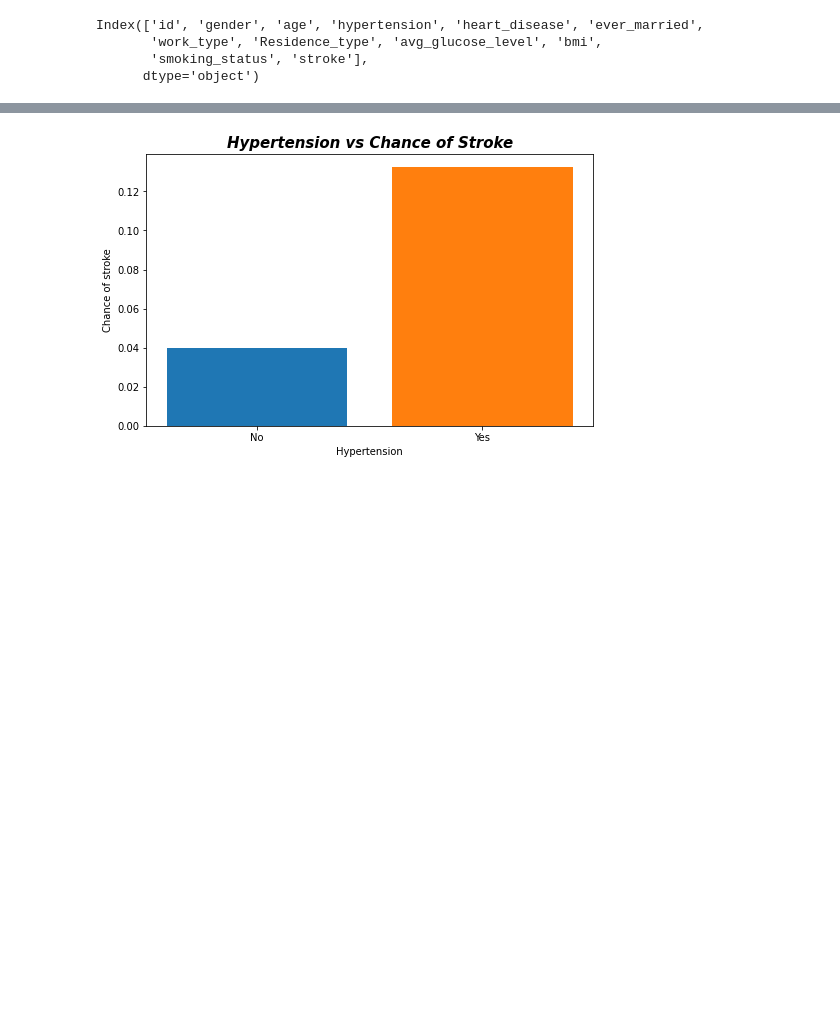
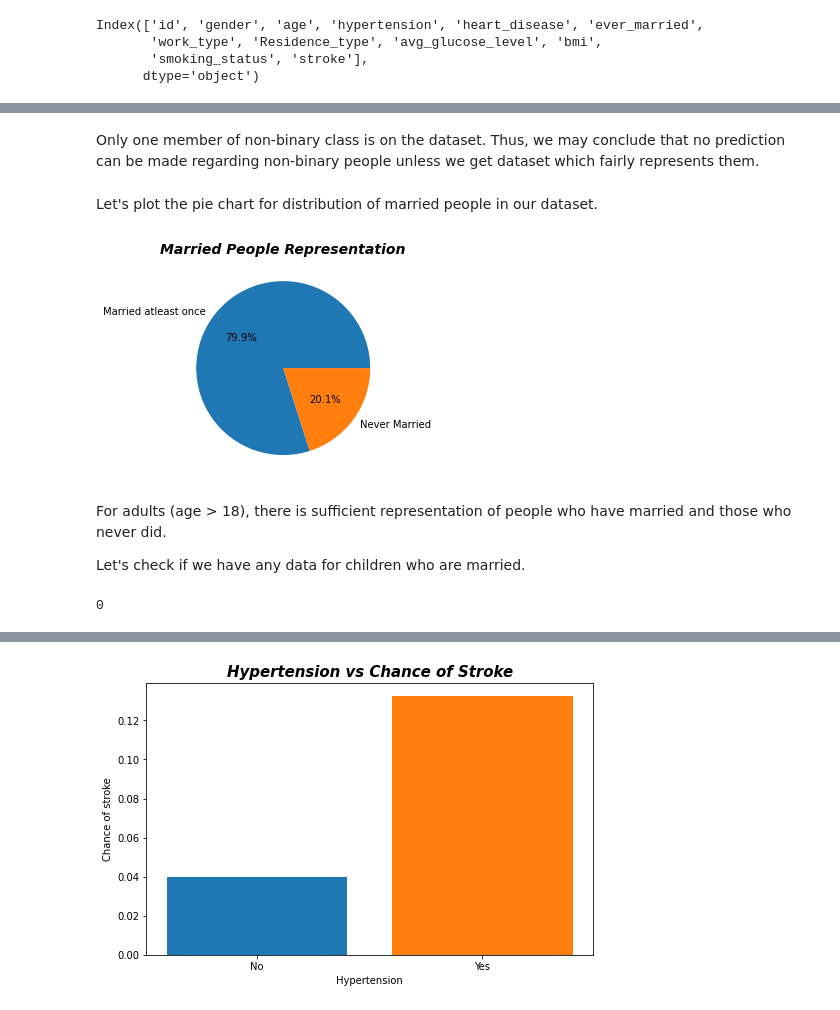
Before and after one commit to SalmanHabeeb/Stroke-predictor, a Jupyter notebook: EDA.ipynb, the cells around one changed output, grey strips where cells are left out. Cells and saved outputs as stored; diff of their text form; code cells hidden in the pictures; blank space fills up the shorter version.

```diff
--- a/EDA.ipynb
+++ b/EDA.ipynb
@@ -154,0 +252,20 @@ def plot_chances(
+# %% [markdown]
+Only one member of non-binary class is on the dataset. Thus, we may conclude that no prediction can be made regarding non-binary people unless we get dataset which fairly represents them.
+# %% [markdown]
+Let's plot the pie chart for distribution of married people in our dataset.
+# %%
+marriage_labels = {
+    'Yes' : 'Married atleast once',
+    'No'  : 'Never Married',
+}
+plot_pie_value_count('ever_married', df[df['age'] > 18], label_dict = marriage_labels, title = 'Married People Representation')
+# %% [output]
+[figure, added]
+# %% [markdown]
+For adults (age > 18), there is sufficient representation of people who have married and those who never did.
+
+Let's check if we have any data for children who are married.
+# %%
+df[(df['age'] < 18) & (df['ever_married'] == 'Yes')].shape[0]
+# %% [output]
+0
```
Also changed, not shown: parts of 66 cells of this notebook.
